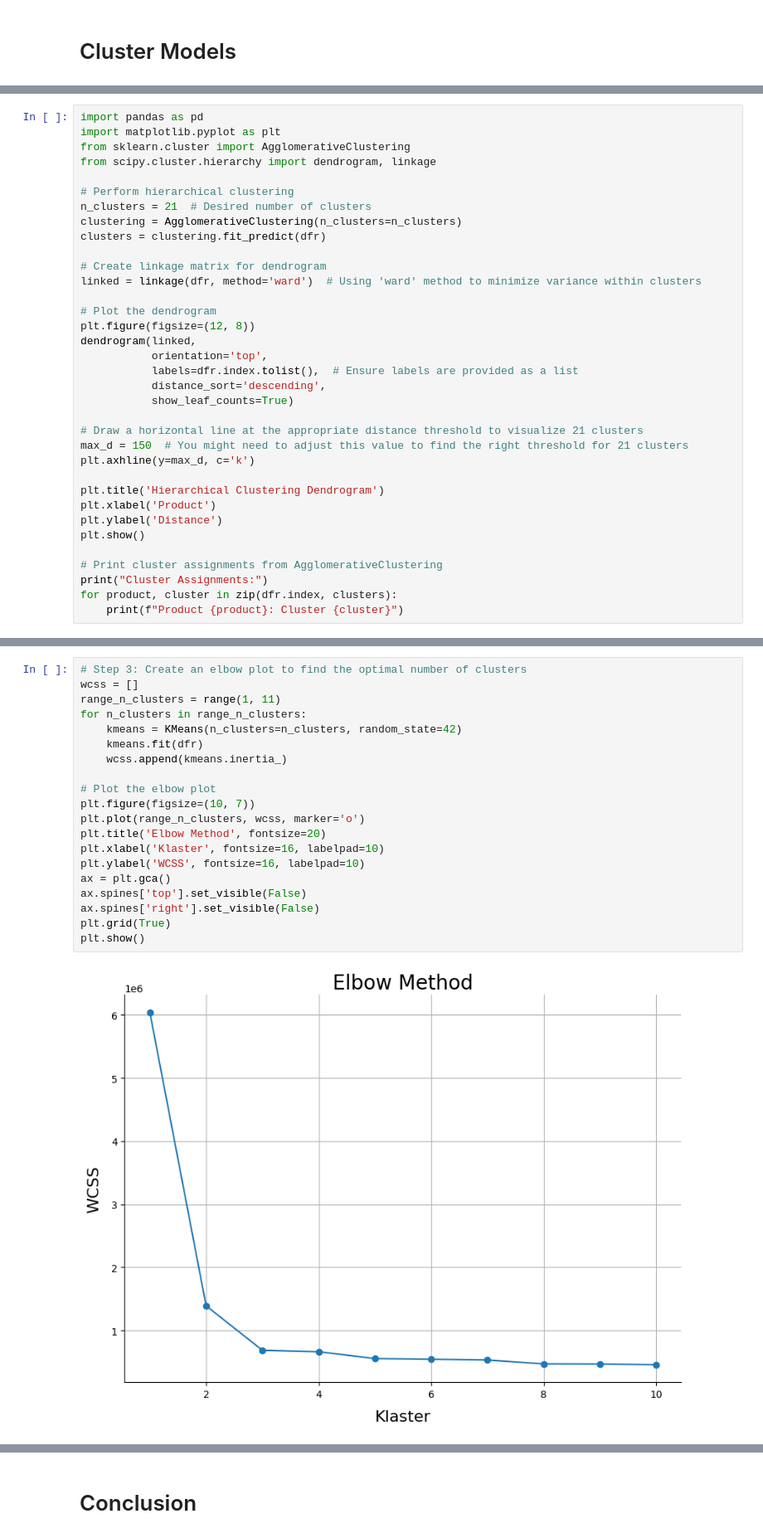
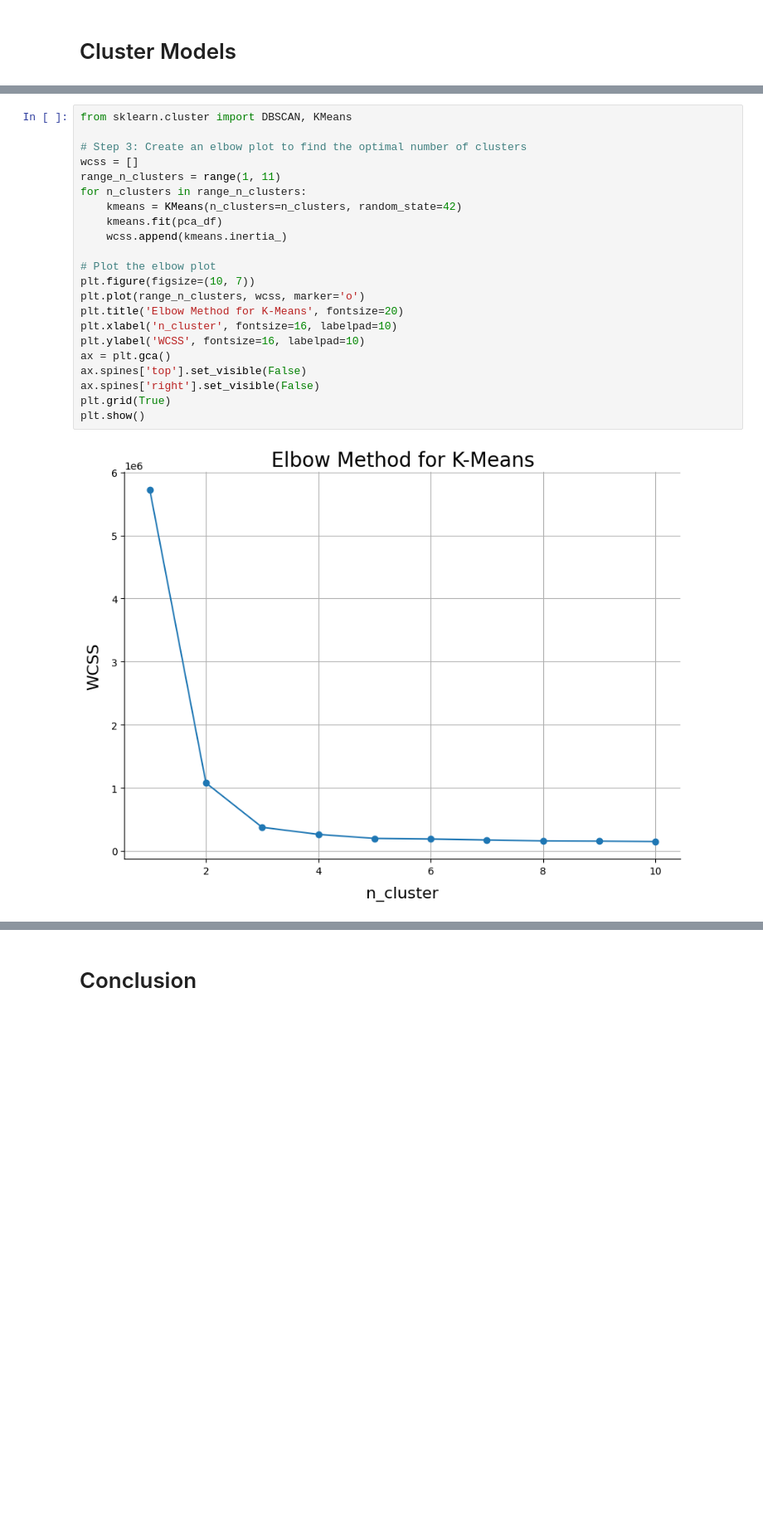
Before and after one commit to pwawiwa/ClusteringTask, a Jupyter notebook: Final.ipynb, the cells around one changed output, grey strips where cells are left out. Shown at 83% size. Saved outputs shown, nothing was run; the diff lists cells and outputs as text; blank space fills up the shorter version.

```diff
--- a/Final.ipynb
+++ b/Final.ipynb
@@ -419,35 +244,0 @@ With relative sight, we can see that the optimal occurs when the cluster is 2. b
-# %%
-import pandas as pd
-import matplotlib.pyplot as plt
-from sklearn.cluster import AgglomerativeClustering
-from scipy.cluster.hierarchy import dendrogram, linkage
-
-# Perform hierarchical clustering
-n_clusters = 21  # Desired number of clusters
-clustering = AgglomerativeClustering(n_clusters=n_clusters)
-clusters = clustering.fit_predict(dfr)
-
-# Create linkage matrix for dendrogram
-linked = linkage(dfr, method='ward')  # Using 'ward' method to minimize variance within clusters
-
-# Plot the dendrogram
-plt.figure(figsize=(12, 8))
-dendrogram(linked,
-           orientation='top',
-           labels=dfr.index.tolist(),  # Ensure labels are provided as a list
-           distance_sort='descending',
-           show_leaf_counts=True)
-
-# Draw a horizontal line at the appropriate distance threshold to visualize 21 clusters
-max_d = 150  # You might need to adjust this value to find the right threshold for 21 clusters
-plt.axhline(y=max_d, c='k')
-
-plt.title('Hierarchical Clustering Dendrogram')
-plt.xlabel('Product')
-plt.ylabel('Distance')
-plt.show()
-
-# Print cluster assignments from AgglomerativeClustering
-print("Cluster Assignments:")
-for product, cluster in zip(dfr.index, clusters):
-    print(f"Product {product}: Cluster {cluster}")
@@ -628,22 +247,24 @@ plt.show()
 # %%
+from sklearn.cluster import DBSCAN, KMeans
+
 # Step 3: Create an elbow plot to find the optimal number of clusters
 wcss = []
 range_n_clusters = range(1, 11)
 for n_clusters in range_n_clusters:
     kmeans = KMeans(n_clusters=n_clusters, random_state=42)
-    kmeans.fit(dfr)
+    kmeans.fit(pca_df)
     wcss.append(kmeans.inertia_)
 
 # Plot the elbow plot
 plt.figure(figsize=(10, 7))
 plt.plot(range_n_clusters, wcss, marker='o')
-plt.title('Elbow Method', fontsize=20)
-plt.xlabel('Klaster', fontsize=16, labelpad=10)
+plt.title('Elbow Method for K-Means', fontsize=20)
+plt.xlabel('n_cluster', fontsize=16, labelpad=10)
 plt.ylabel('WCSS', fontsize=16, labelpad=10)
 ax = plt.gca()
 ax.spines['top'].set_visible(False)
 ax.spines['right'].set_visible(False)
 plt.grid(True)
 plt.show()
 # %% [output]
-[figure, old version]
+[figure, new version]
```
Also changed, not shown: parts of 27 cells of this notebook, 3 other files.
